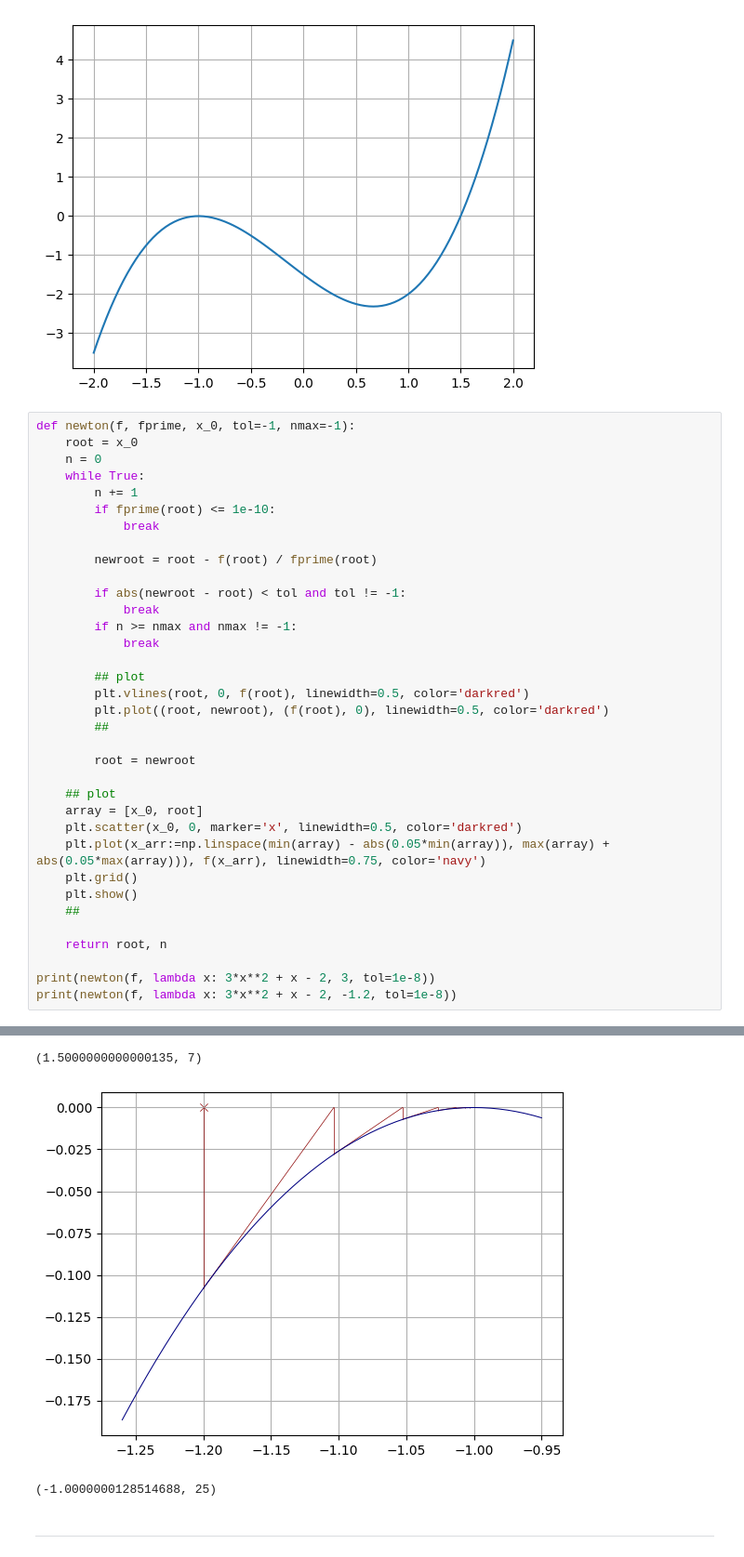
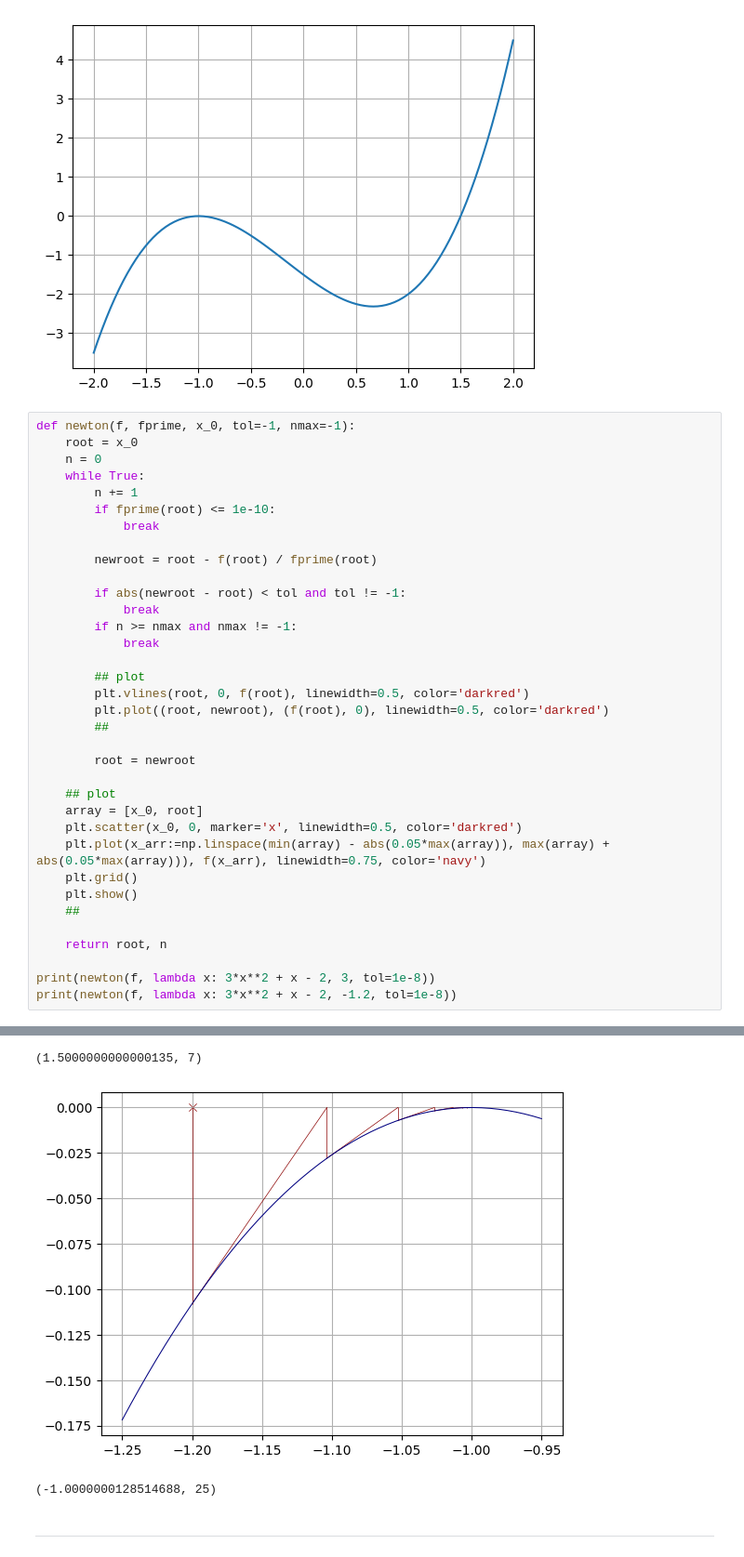
Before and after one commit to mightykatun/epfl-icc-man, a Jupyter notebook: Series/Serie_11/Serie_11.ipynb, the cells around one changed output, grey strips where cells are left out. Shown: that part at 93% size. Drawn from its saved outputs; the diff is of its cells as text.

Commit message:
Modified interval determination for Newton's graphical representation

```diff
--- a/Series/Serie_11/Serie_11.ipynb
+++ b/Series/Serie_11/Serie_11.ipynb
@@ -68,7 +68,7 @@ def newton(f, fprime, x_0, tol=-1, nmax=-1):
     ## plot
     array = [x_0, root]
     plt.scatter(x_0, 0, marker='x', linewidth=0.5, color='darkred')
-    plt.plot(x_arr:=np.linspace(min(array) - abs(0.05*min(array)), max(array) + abs(0.05*max(array))), f(x_arr), linewidth=0.75, color='navy')
+    plt.plot(x_arr:=np.linspace(min(array) - abs(0.05*max(array)), max(array) + abs(0.05*max(array))), f(x_arr), linewidth=0.75, color='navy')
     plt.grid()
     plt.show()
     ##
@@ -82,5 +82,5 @@ print(newton(f, lambda x: 3*x**2 + x - 2, -1.2, tol=1e-8))
 (1.5000000000000135, 7)
-[figure, old version]
+[figure, new version]
 (-1.0000000128514688, 25)
 # %% [markdown]
 ***
```
Also changed, not shown: parts of 1 cell of this notebook.
